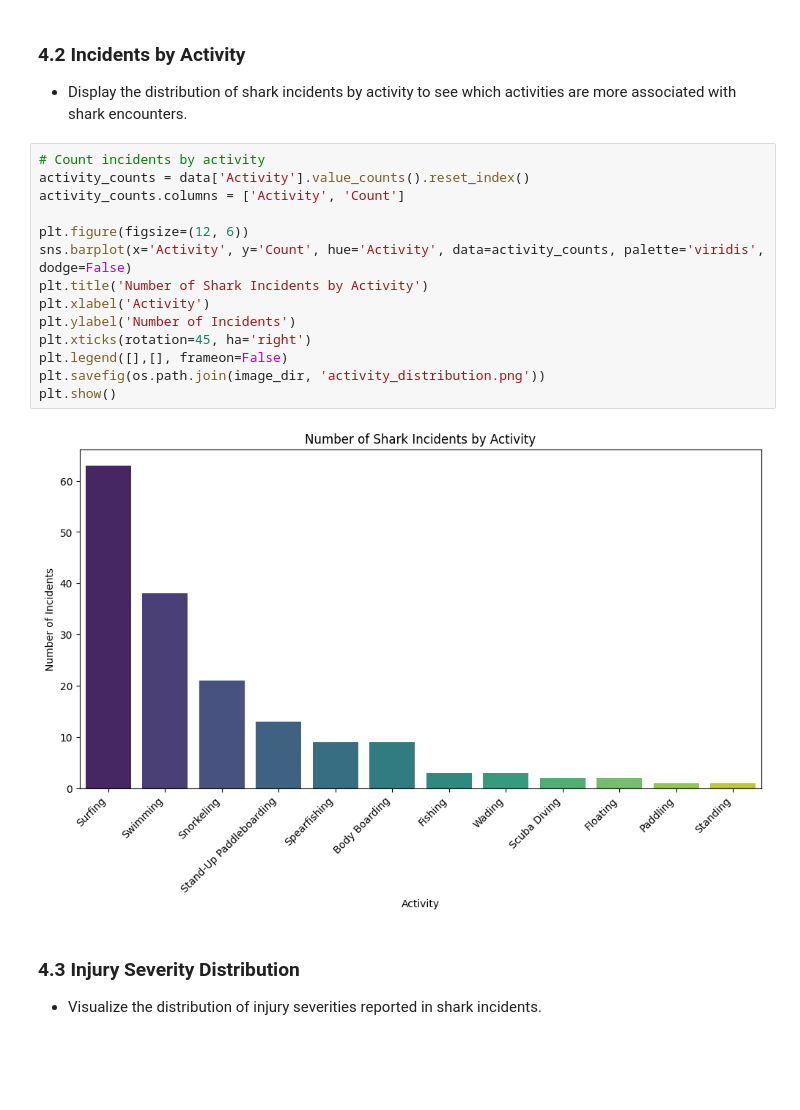
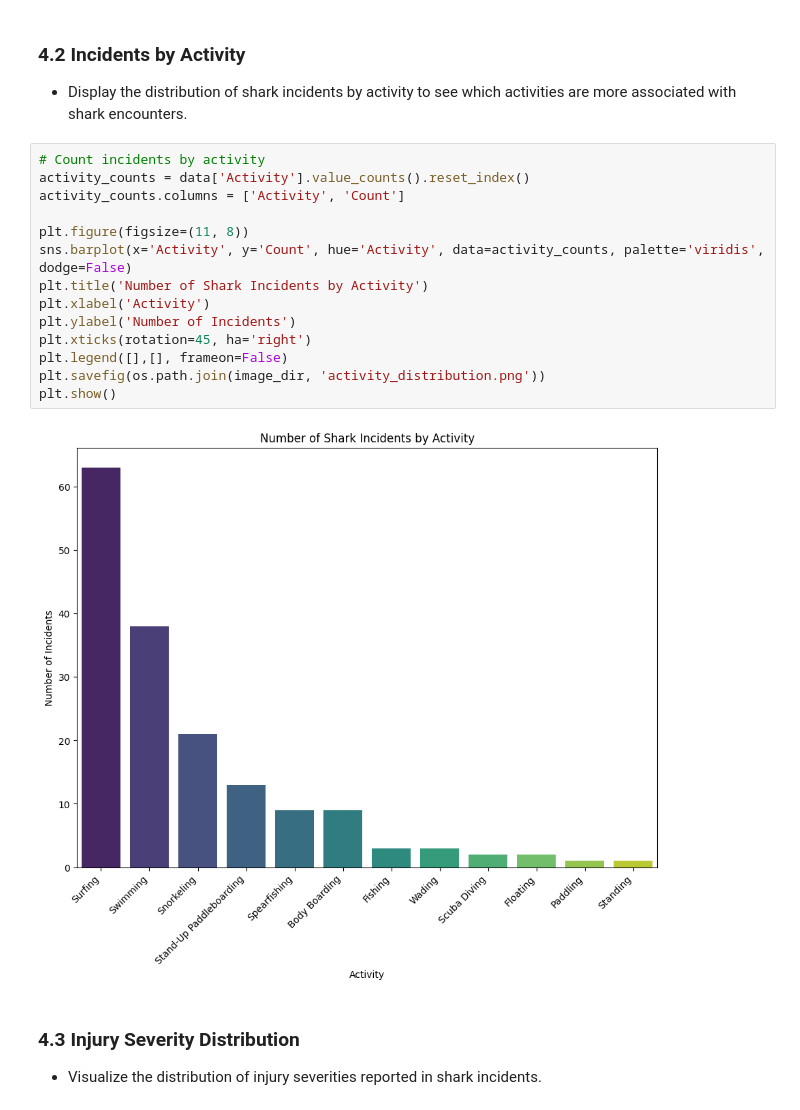
Before and after one commit to mohan-y/hawaii-shark-incident-data-analysis, a Jupyter notebook: hawaii_shark_incident_data_analysis.ipynb, the cells around one changed output. Drawn from its saved outputs; the diff is of its cells as text; blank space fills up the shorter version.

```diff
--- a/hawaii_shark_incident_data_analysis.ipynb
+++ b/hawaii_shark_incident_data_analysis.ipynb
@@ -236,19 +236,19 @@ plt.show()
 # %%
 # Count incidents by activity
 activity_counts = data['Activity'].value_counts().reset_index()
 activity_counts.columns = ['Activity', 'Count']
 
-plt.figure(figsize=(12, 6))
+plt.figure(figsize=(11, 8))
 sns.barplot(x='Activity', y='Count', hue='Activity', data=activity_counts, palette='viridis', dodge=False)
 plt.title('Number of Shark Incidents by Activity')
 plt.xlabel('Activity')
 plt.ylabel('Number of Incidents')
 plt.xticks(rotation=45, ha='right')
 plt.legend([],[], frameon=False)
 plt.savefig(os.path.join(image_dir, 'activity_distribution.png'))
 plt.show()
 # %% [output]
-[figure, old version]
+[figure, new version]
 # %% [markdown]
 ### 4.3 Injury Severity Distribution
 - Visualize the distribution of injury severities reported in shark incidents.
```
Also changed, not shown: parts of 3 cells of this notebook, 4 other files.
